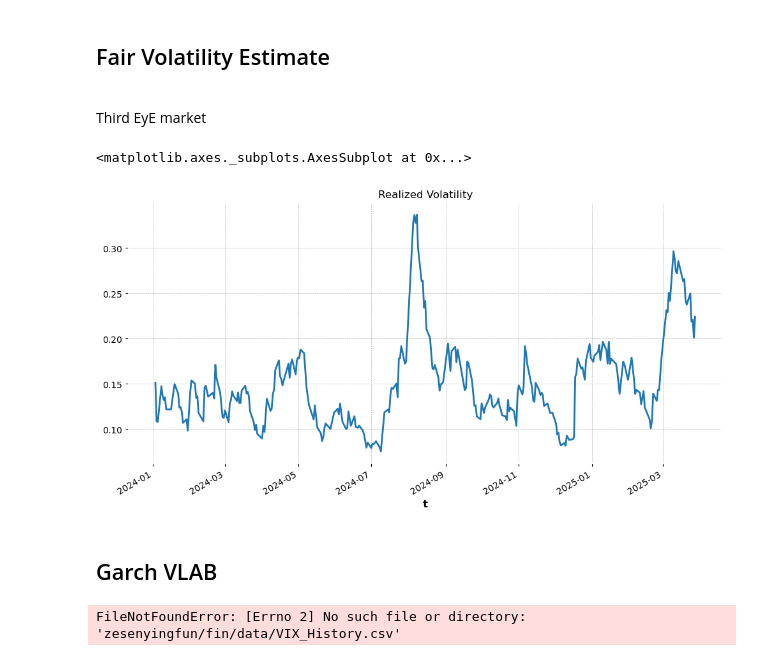
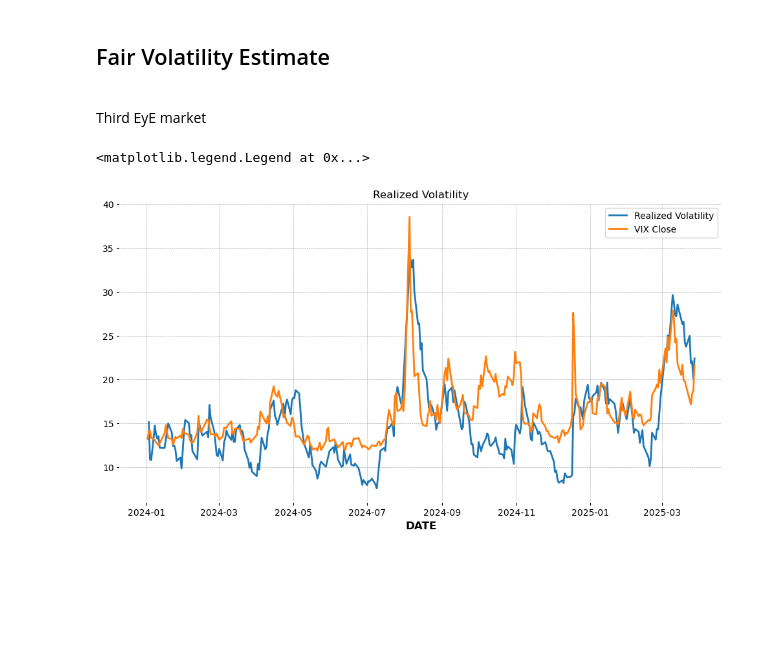
Before and after one commit to zesenyingfun/fin, a Jupyter notebook: VIX_Estimate.ipynb, the cells around one changed output. Cells and saved outputs as stored; diff of their text form; code cells hidden in the pictures; blank space fills up the shorter version.

```diff
--- a/VIX_Estimate.ipynb
+++ b/VIX_Estimate.ipynb
@@ -74,23 +74,27 @@ success
 # %% [markdown]
 ## Fair Volatility Estimate
 <br> Third EyE market
+# %%
+VIX = pd.read_csv('data/VIX_History.csv')
+VIX['DATE'] = pd.to_datetime(VIX['DATE'])
+VIX.set_index('DATE', inplace=True)
 # %%
 spy = stocks['SPY'].copy()
-
+spy.reset_index(inplace=True)
+spy.rename(columns={'t': 'DATE'}, inplace=True)
+spy['DATE'] = pd.to_datetime(spy['DATE']).dt.date
+spy.set_index('DATE', inplace=True)
 spy['close_to_high'] = np.log(spy['High'] / spy['Close'].shift(1))
 spy['close_to_low'] = np.log(spy['Low'] / spy['Close'].shift(1))
 
 adj_factor1 = 1
 spy['range high - low'] = abs(spy['close_to_high']) - abs(spy['close_to_low'])
 spy['realized vol'] = np.sqrt(252) * abs(spy.apply(lambda x: x['close_to_high'] if x['range high - low'] >= 0 else x['close_to_low'], axis=1))
-spy['ewm realized vol'] = spy['realized vol'].ewm(span = 11).mean() * adj_factor1
-spy['ewm realized vol'].plot(figsize=(12, 6), title='Realized Volatility')
+spy['ewm realized vol'] = spy['realized vol'].ewm(span = 11).mean() * adj_factor1 * 100
+spy['VIX Close'] = VIX['CLOSE']
+spy['ewm realized vol'].plot(figsize=(12, 6), title='Realized Volatility', label = 'Realized Volatility')
+spy['VIX Close'].plot(label = 'VIX Close')
+plt.legend()
 # %% [output]
-<matplotlib.axes._subplots.AxesSubplot at 0x...>
+<matplotlib.legend.Legend at 0x...>
-[figure, old version]
+[figure, new version]
-# %% [markdown]
-## Garch VLAB
-# %%
-pd.read_csv('zesenyingfun/fin/data/VIX_History.csv')
-# %% [output]
-FileNotFoundError: [Errno 2] No such file or directory: 'zesenyingfun/fin/data/VIX_History.csv'
```
Also changed, not shown: parts of 3 cells of this notebook, 2 other files.
